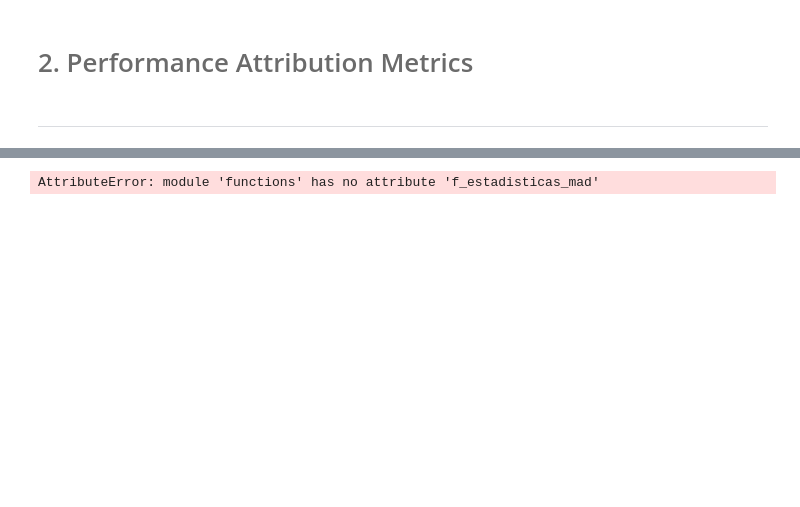
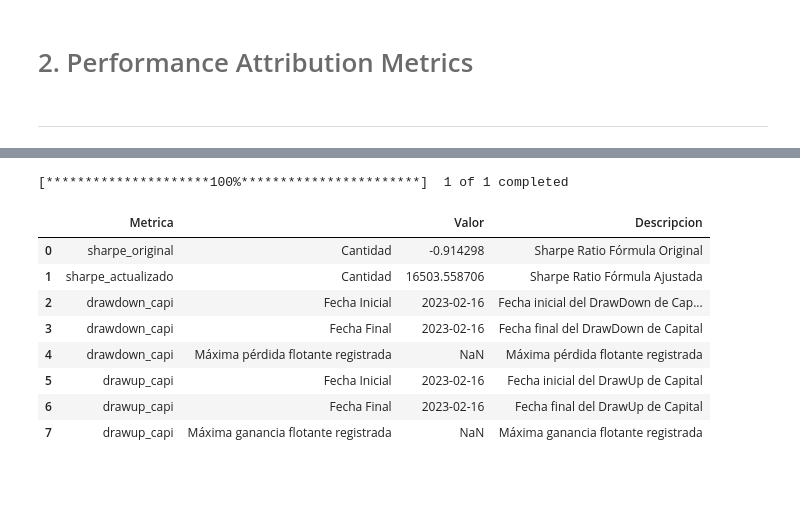
Before and after one commit to JP-GZ/MyST_LAB_3_E6, a Jupyter notebook: notebook.ipynb, the cells around one changed output, grey strips where cells are left out. Drawn from its saved outputs; the diff is of its cells as text; code cells hidden in the pictures; blank space fills up the shorter version.

```diff
--- a/notebook.ipynb
+++ b/notebook.ipynb
@@ -155,8 +170,17 @@ KeyError: 'close_time'
 # %%
 estadisticas_rs = functions.f_estadisiticas_mad(0.05, desempeno)
-estadisticas_rs
+estadisticas_rs[0]
 # %% [output]
-AttributeError: module 'functions' has no attribute 'f_estadisticas_mad'
+[*********************100%***********************]  1 of 1 completed
+|  | Metrica |  | Valor | Descripcion |
+| 0 | sharpe_original | Cantidad | -0.914298 | Sharpe Ratio Fórmula Original |
+| 1 | sharpe_actualizado | Cantidad | 16503.558706 | Sharpe Ratio Fórmula Ajustada |
+| 2 | drawdown_capi | Fecha Inicial | 2023-02-16 | Fecha inicial del DrawDown de Cap... |
+| 3 | drawdown_capi | Fecha Final | 2023-02-16 | Fecha final del DrawDown de Capital |
+| 4 | drawdown_capi | Máxima pérdida flotante registrada | NaN | Máxima pérdida flotante registrada |
+| 5 | drawup_capi | Fecha Inicial | 2023-02-16 | Fecha inicial del DrawUp de Capital |
+| 6 | drawup_capi | Fecha Final | 2023-02-16 | Fecha final del DrawUp de Capital |
+| 7 | drawup_capi | Máxima ganancia flotante registrada | NaN | Máxima ganancia flotante registrada |
 # %% [markdown]
 <br>
 # %% [markdown]
```
Also changed, not shown: parts of 2 cells of this notebook, 1 other file.
